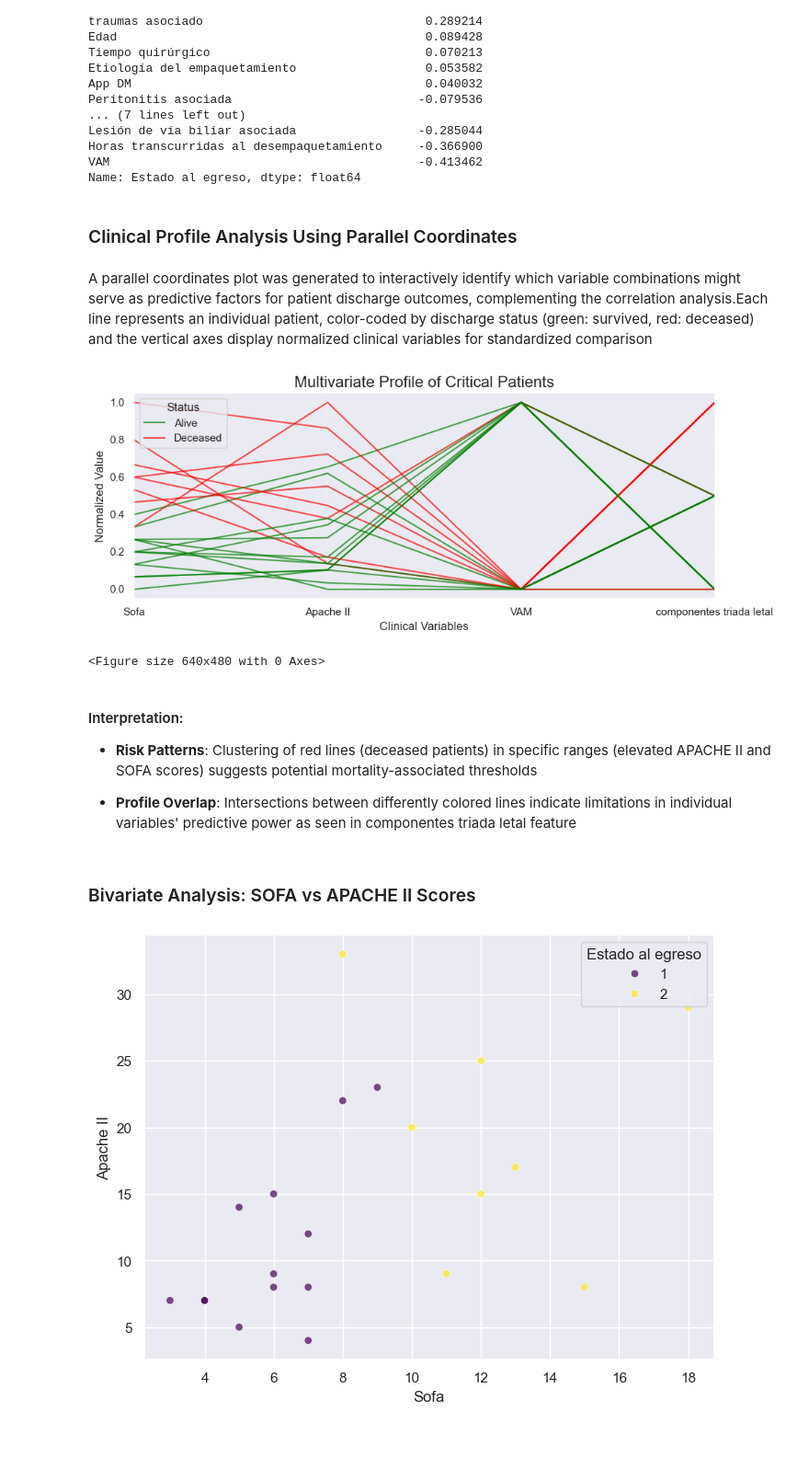
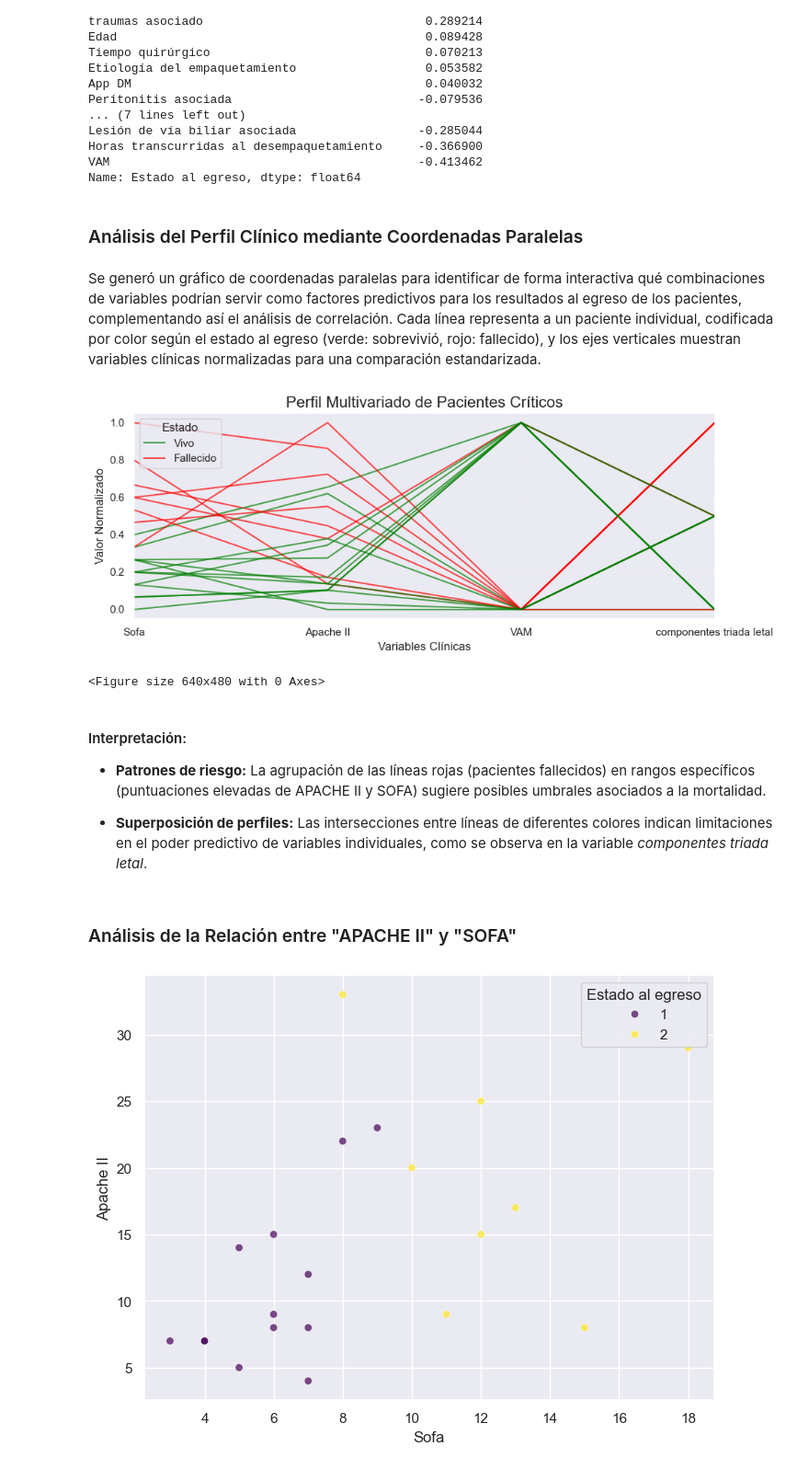
Before and after one commit to amaliezzz/Damage-Control-Feature-Selection, a Jupyter notebook: notebooks/00_eda.ipynb, the cells around one changed output. Shown at 92% size. Cells and saved outputs as stored; diff of their text form; code cells hidden in the pictures; blank space fills up the shorter version.

```diff
--- a/notebooks/00_eda.ipynb
+++ b/notebooks/00_eda.ipynb
@@ -141,53 +168,60 @@ Horas transcurridas al desempaquetamiento     -0.366900
 VAM                                           -0.413462
 Name: Estado al egreso, dtype: float64
 # %% [markdown]
-### Clinical Profile Analysis Using Parallel Coordinates
+### Análisis del Perfil Clínico mediante Coordenadas Paralelas
 # %% [markdown]
-A parallel coordinates plot was generated to interactively identify which variable combinations might serve as predictive factors for patient discharge outcomes, complementing the correlation analysis.Each line represents an individual patient, color-coded by discharge status (green: survived, red: deceased) and the vertical axes display normalized clinical variables for standardized comparison
+Se generó un gráfico de coordenadas paralelas para identificar de forma interactiva qué combinaciones de variables podrían servir como factores predictivos para los resultados al egreso de los pacientes, complementando así el análisis de correlación.
+Cada línea representa a un paciente individual, codificada por color según el estado al egreso (verde: sobrevivió, rojo: fallecido), y los ejes verticales muestran variables clínicas normalizadas para una comparación estandarizada.
 # %%
+import matplotlib.pyplot as plt
+import pandas as pd
 
-key_vars = ['Sofa', 'Apache II', 'VAM','componentes triada letal', 'Estado al egreso']
+key_vars = ['Sofa', 'Apache II', 'VAM', 'componentes triada letal', 'Estado al egreso']
 subset = data[key_vars].copy()
 
+# Columnas numéricas (todas menos la última que es categórica)
 numeric_cols = key_vars[:-1]
 
+# Escalar las variables numéricas
 scaled_values = scaler.fit_transform(subset[numeric_cols].astype(float))
 scaled_df = pd.DataFrame(scaled_values, columns=numeric_cols)
 scaled_df['Estado al egreso'] = subset['Estado al egreso'].values
 
-
+# Mapeo de colores para el estado al egreso
 color_map = {1: 'green', 2: 'red'}
 colors = scaled_df['Estado al egreso'].map(color_map)
-
 
 plt.figure(figsize=(10, 4))
 pd.plotting.parallel_coordinates(
     scaled_df,
     'Estado al egreso',
     color=colors.tolist(),
     axvlines=False,
     alpha=0.7
 )
 
-plt.title('Multivariate Profile of Critical Patients', fontsize=16)
-plt.ylabel('Normalized Value', fontsize=12)
-plt.xlabel('Clinical Variables', fontsize=12)
+# Título y etiquetas
+plt.title('Perfil Multivariado de Pacientes Críticos', fontsize=16)
+plt.ylabel('Valor Normalizado', fontsize=12)
+plt.xlabel('Variables Clínicas', fontsize=12)
 plt.grid(alpha=0.2)
-plt.legend(title='Status', labels=['Alive', 'Deceased'])
+plt.legend(title='Estado', labels=['Vivo', 'Fallecido'])
 plt.tight_layout()
 plt.show()
-plt.savefig('../figures/multivariate_profile.png', dpi=300, bbox_inches='tight')
+
+# Guardar figura
+plt.savefig('../figures/perfil_multivariado.png', dpi=300, bbox_inches='tight')
 # %% [output]
-[figure, old version]
+[figure, new version]
 <Figure size 640x480 with 0 Axes>
 # %% [markdown]
-#### Interpretation:
+#### Interpretación:
 
-- **Risk Patterns**: Clustering of red lines (deceased patients) in specific ranges (elevated APACHE II and SOFA scores) suggests potential mortality-associated thresholds
+- **Patrones de riesgo:** La agrupación de las líneas rojas (pacientes fallecidos) en rangos específicos (puntuaciones elevadas de APACHE II y SOFA) sugiere posibles umbrales asociados a la mortalidad.
 
-- **Profile Overlap**: Intersections between differently colored lines indicate limitations in individual variables' predictive power as seen in componentes triada letal feature
+- **Superposición de perfiles:** Las intersecciones entre líneas de diferentes colores indican limitaciones en el poder predictivo de variables individuales, como se observa en la variable *componentes triada letal*.
 # %% [markdown]
-### Bivariate Analysis: SOFA vs APACHE II Scores
+### Análisis de la Relación entre "APACHE II" y "SOFA"
 # %%
 plt.figure(figsize=(8, 6))
 sns.set(style='darkgrid')
```
Also changed, not shown: parts of 21 cells of this notebook, 5 other files.
